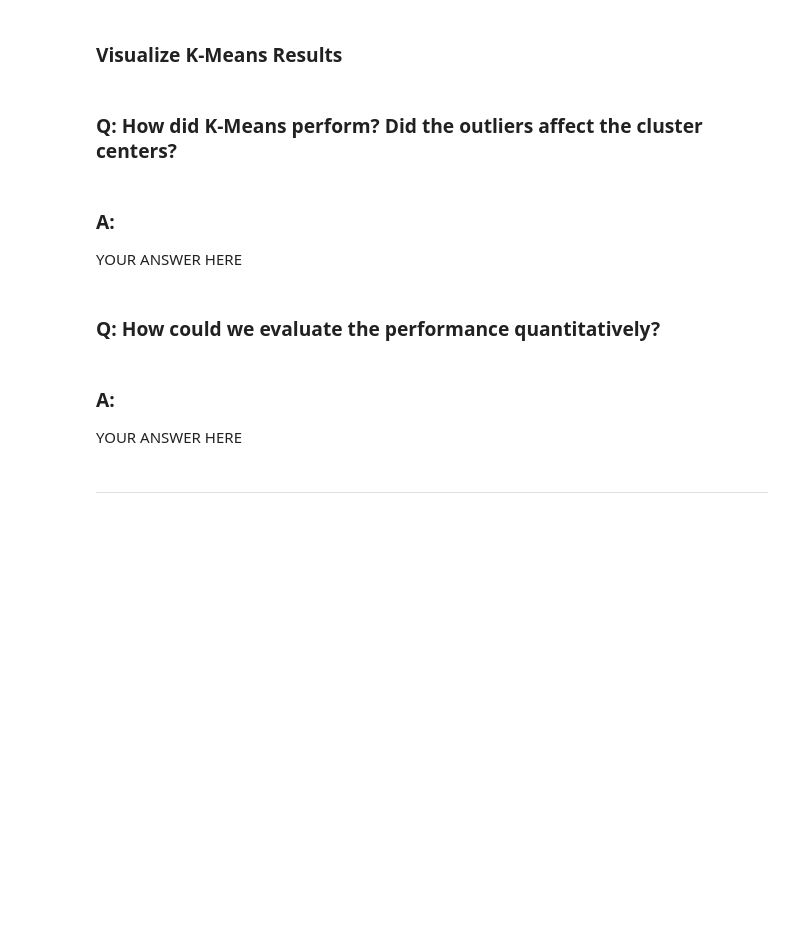
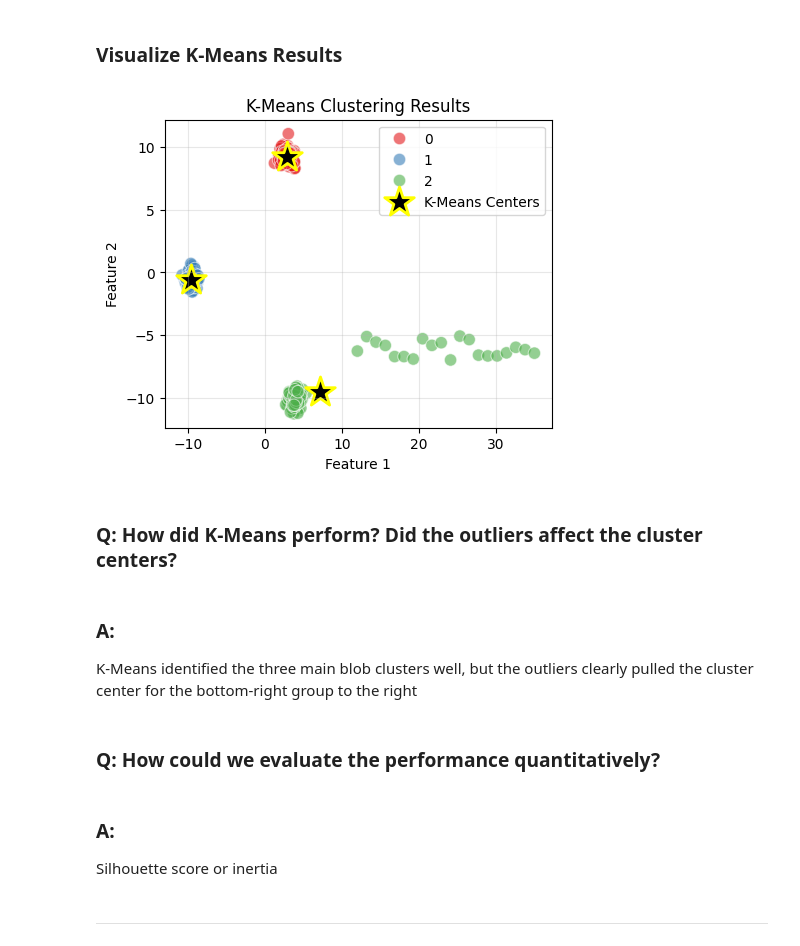
Before and after one commit to AK-256/bwsi-comp-problem-solving, a Jupyter notebook: mod6_unsupervised_learning/2_more_centroid_clustering.ipynb, the cells around one changed output. Saved outputs shown, nothing was run; the diff lists cells and outputs as text; code cells hidden in the pictures; blank space fills up the shorter version.

```diff
--- a/mod6_unsupervised_learning/2_more_centroid_clustering.ipynb
+++ b/mod6_unsupervised_learning/2_more_centroid_clustering.ipynb
@@ -44,18 +46,12 @@ Notice the outliers? Let's see how these affect our centroid clustering algorith
 
 ### Q: Use sklearn's `KMeans` to cluster the data
 # %%
-# Important: Set random_state = 42 so we all get the same results
-# Create a KMeans object
-kmeans = KMeans(  YOUR ANSWER HERE  )
+kmeans = KMeans(n_clusters=3, random_state=42)
 
-# Fit the model to the data (delete line below for student version)
-YOUR ANSWER HERE
+kmeans.fit(X)
 
-# Get the cluster labels
-kmeans_labels = kmeans.labels_
-
-# Get the cluster centers
-#kmeans_centers = kmeans.cluster_centers_
+kmeans_labels  = kmeans.labels_
+kmeans_centers = kmeans.cluster_centers_
 
 print("K-Means Clustering Complete!")
 print(f"Cluster centers shape: {kmeans_centers.shape}")
@@ -65,29 +70,27 @@ print(f"\nCluster Centers:\n{kmeans_centers}")
 ### Visualize K-Means Results
 # %%
 plt.figure(figsize=(5, 4))
-# Scatter plot colored by cluster labels
 sns.scatterplot(x=X[:, 0], y=X[:, 1], hue=kmeans_labels,
-               palette='Set1', s=80, alpha=0.6)
-# Plot cluster centers
+                palette='Set1', s=80, alpha=0.6)
 plt.scatter(kmeans_centers[:, 0], kmeans_centers[:, 1],
-           c='black', marker='*', s=500, edgecolors='yellow',
-           linewidths=2, label='K-Means Centers')
-plt.xlabel('Feature 1')
-plt.ylabel('Feature 2')
+            c='black', marker='*', s=500, edgecolors='yellow',
+            linewidths=2, label='K-Means Centers')
+plt.xlabel('Feature 1'); plt.ylabel('Feature 2')
 plt.title('K-Means Clustering Results')
-plt.legend()
-plt.grid(True, alpha=0.3)
+plt.legend(); plt.grid(True, alpha=0.3)
 plt.show()
+# %% [output]
+[figure, added]
 # %% [markdown]
 ### Q: How did K-Means perform? Did the outliers affect the cluster centers?
 # %% [markdown]
 ### A:
-YOUR ANSWER HERE
+K-Means identified the three main blob clusters well, but the outliers clearly pulled the cluster center for the bottom-right group to the right
 # %% [markdown]
 ### Q: How could we evaluate the performance quantitatively?
 # %% [markdown]
 ### A:
-YOUR ANSWER HERE
+Silhouette score or inertia
 # %% [markdown]
 ----
 # %% [markdown]
```
Also changed, not shown: parts of 14 cells of this notebook, 1 other file.
